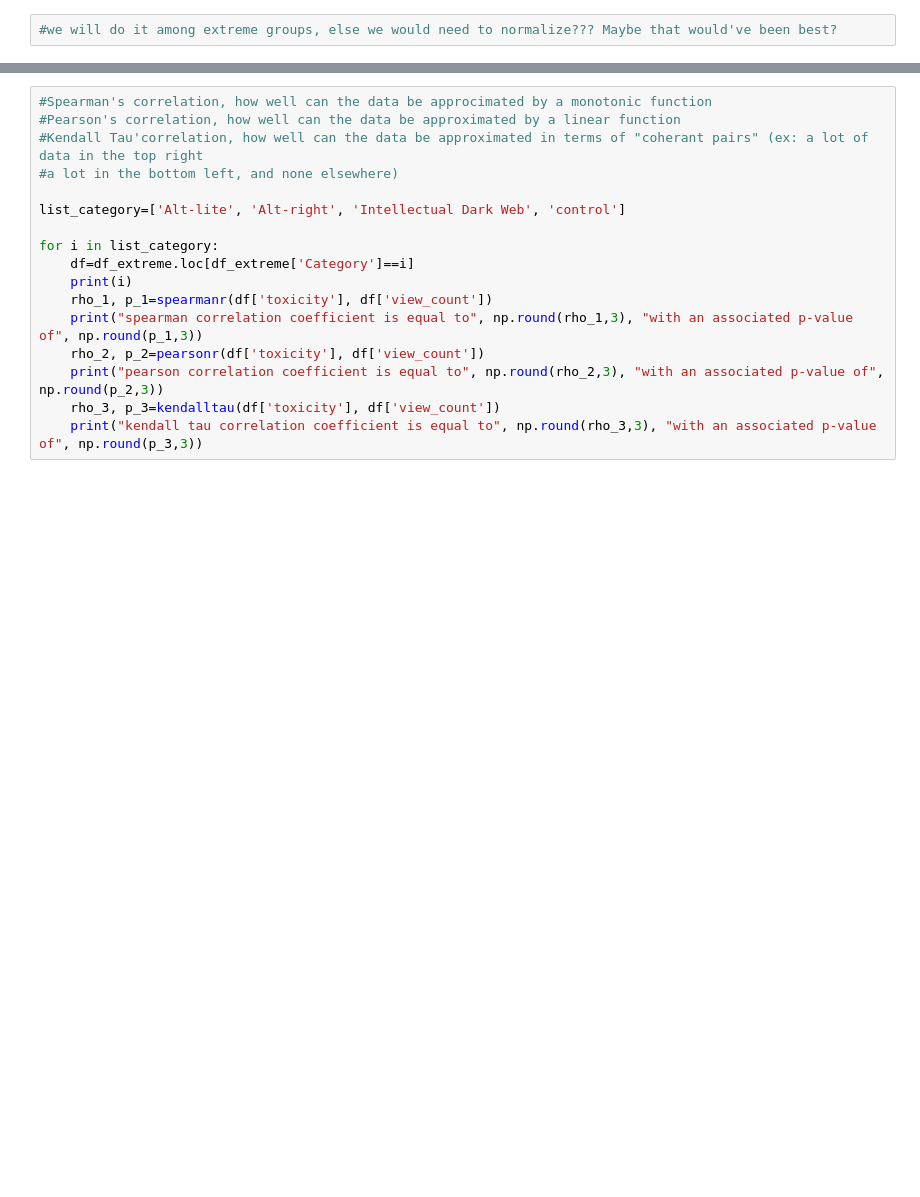
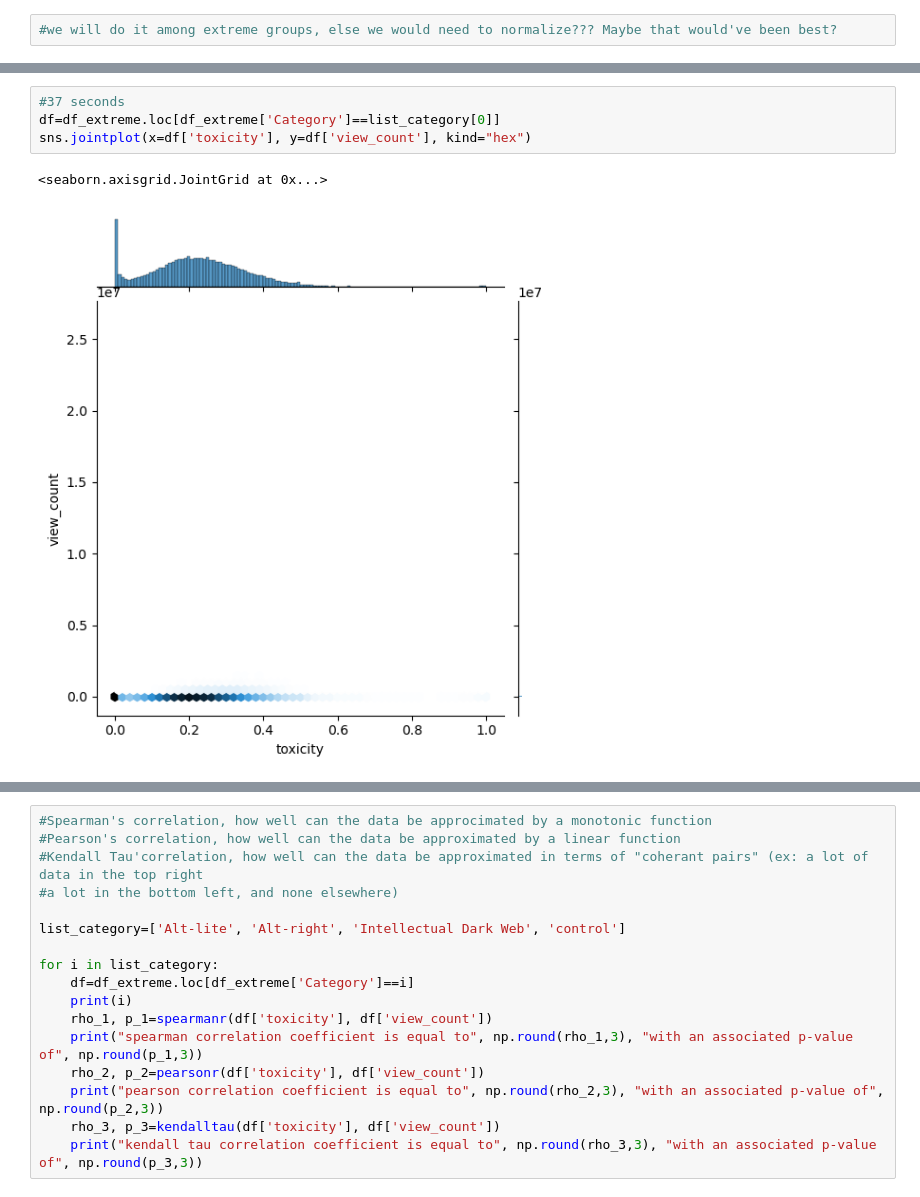
Before and after one commit to epfl-ada/ada-2022-project-strauss, a Jupyter notebook: toxic_communities.ipynb, the cells around one changed output, grey strips where cells are left out. Saved outputs shown, nothing was run; the diff lists cells and outputs as text; blank space fills up the shorter version.

```diff
--- a/toxic_communities.ipynb
+++ b/toxic_communities.ipynb
@@ -192,0 +214,7 @@ Text(0, 0.6, 'Nb channels')
+# %%
+#37 seconds
+df=df_extreme.loc[df_extreme['Category']==list_category[0]]
+sns.jointplot(x=df['toxicity'], y=df['view_count'], kind="hex")
+# %% [output]
+<seaborn.axisgrid.JointGrid at 0x...>
+[figure, added]
```
Also changed, not shown: parts of 12 cells of this notebook.
